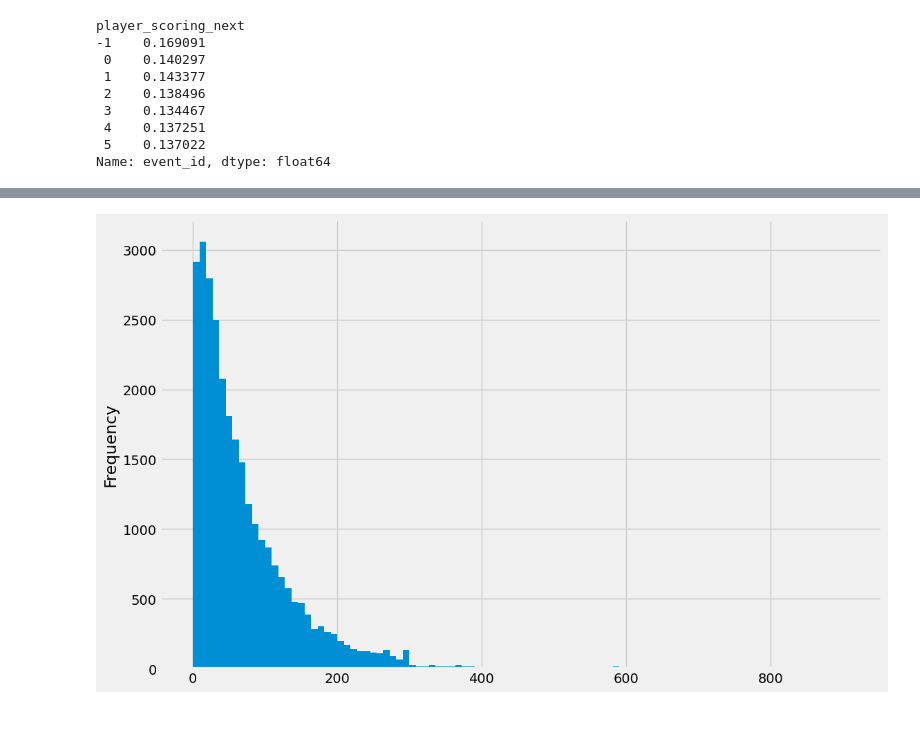
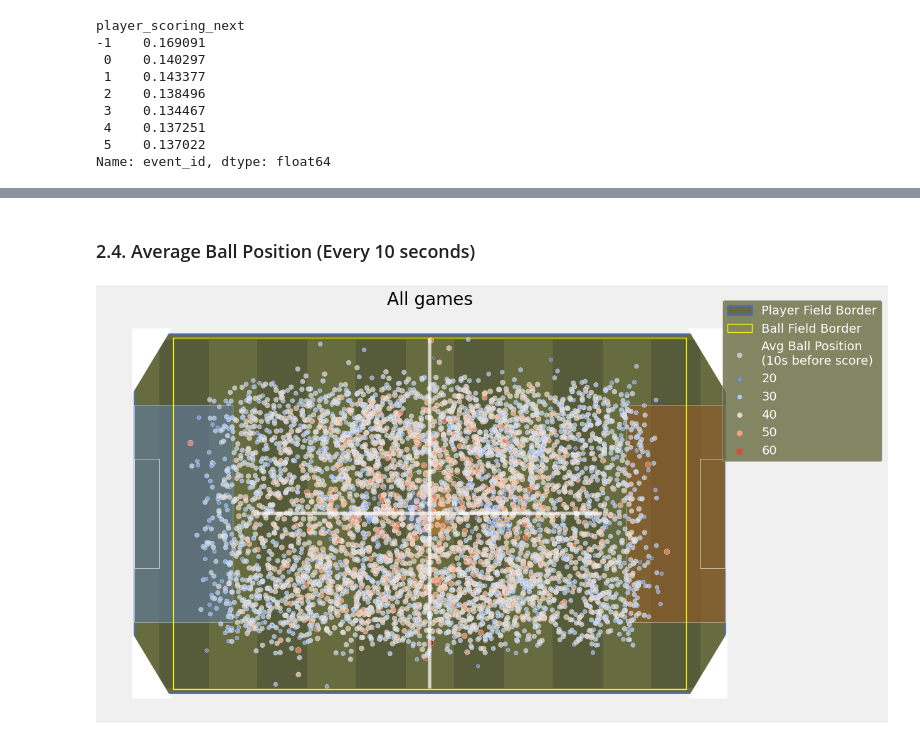
Before and after one commit to donelianc/my-kaggle-tools, a Jupyter notebook: competitions/tabular-playground-series-oct-2022/notebooks/0.0-ic-exploratory-data-analysis.ipynb, the cells around one changed output, grey strips where cells are left out. Saved outputs shown, nothing was run; the diff lists cells and outputs as text; code cells hidden in the pictures.

```diff
--- a/competitions/tabular-playground-series-oct-2022/notebooks/0.0-ic-exploratory-data-analysis.ipynb
+++ b/competitions/tabular-playground-series-oct-2022/notebooks/0.0-ic-exploratory-data-analysis.ipynb
@@ -353,4 +214,28 @@ df_event_duration.seconds_within_scoring_range.plot.hist(bins=100);
-# %%
-df_event_duration.seconds_outside_scoring_range.plot.hist(bins=100);
-# %% [output]
-[figure, removed]
+# %% [markdown]
+### 2.4. Average Ball Position (Every 10 seconds)
+# %%
+df_ball = df[[
+    "event_id", "event_time",
+    "ball_pos_x", "ball_pos_y", "ball_pos_z",
+    "ball_vel_x", "ball_vel_y", "ball_vel_z",
+    "team_A_scoring_within_10sec", "team_B_scoring_within_10sec"
+    ]].copy()
+
+df_ball["scoring_within_10sec"] = df_ball["team_A_scoring_within_10sec"] + df_ball["team_B_scoring_within_10sec"]
+df_ball["time_inverval_before_event_ending"] = pd.cut(df_ball["event_time"], [-1000] + list(range(-300, 0, 10)) + [0])
+df_ball["ball_vel_scalar"] = np.sqrt(df_ball["ball_vel_x"]**2 + df_ball["ball_vel_y"]**2 + df_ball["ball_vel_z"]**2)
+df_ball["ball_distance_from_center"] = np.sqrt(df_ball["ball_pos_x"]**2 + df_ball["ball_pos_y"]**2)
+# %%
+df_ball = df_ball[[
+    "event_id", "scoring_within_10sec", "event_time", "time_inverval_before_event_ending",
+    "ball_pos_x", "ball_pos_y", "ball_pos_z", "ball_vel_scalar", "ball_distance_from_center"
+    ]]
+# %%
+df_avg_ball_10s = (
+    df_ball
+    .groupby(["scoring_within_10sec", "event_id", "time_inverval_before_event_ending"])
+    [["ball_pos_x", "ball_pos_y", "ball_pos_z", "ball_vel_scalar", "ball_distance_from_center"]]
+    .mean()
+    .dropna(how="all")
+    .reset_index()
+    )
@@ -356,0 +248,20 @@ df_event_duration.seconds_outside_scoring_range.plot.hist(bins=100);
+# %%
+sample_df = df_avg_ball_10s[
+    (df_avg_ball_10s["scoring_within_10sec"] == 1)
+    & (1 < df_avg_ball_10s["ball_distance_from_center"])
+    ].sample(frac=0.2).copy()
+
+meta = {
+    "game_num": False,
+    "event_id": False,
+    "event_time": False,
+}
+
+fig, ax = plt.subplots(1, figsize=(12, 8))
+rl_fig, rl_ax = draw_rocket_league_ball(
+    data=sample_df,
+    meta=meta,
+    field=(fig, ax)
+);
+# %% [output]
+[figure, added]
```
Also changed, not shown: parts of 31 cells of this notebook, 1 other file.
